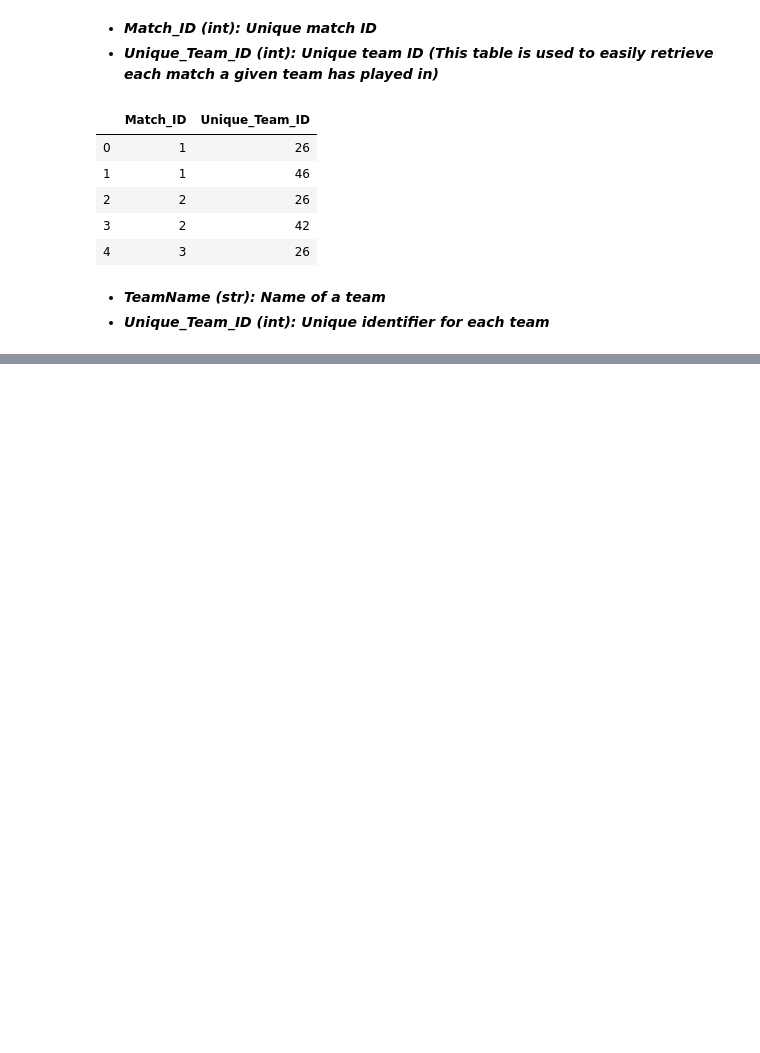
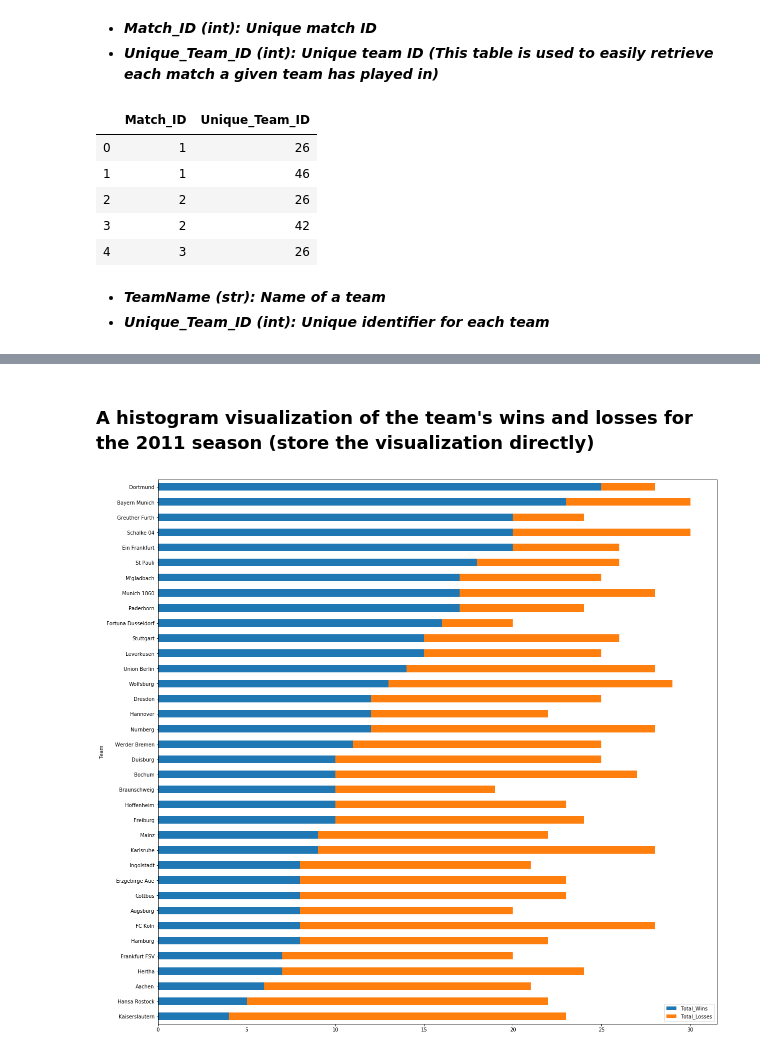
Before and after one commit to valmadrid/london-ds-100719-M2-project-template, a Jupyter notebook: valmadrid.ipynb, the cells around one changed output, grey strips where cells are left out. Saved outputs shown, nothing was run; the diff lists cells and outputs as text; code cells hidden in the pictures; blank space fills up the shorter version.

```diff
--- a/valmadrid.ipynb
+++ b/valmadrid.ipynb
@@ -177,0 +272,17 @@ print(df_away.head())
+# %%
+q1 = """SELECT HomeTeam as Team, count(FTR) as Home_Wins FROM df_2011 WHERE FTR = 'H' GROUP by Team;"""
+df_homewins = pysqldf(q1)
+print(df_homewins.head())
+print(df_homewins.shape)
+
+q2 = """SELECT HomeTeam as Team, count(FTR) as Home_Losses FROM df_2011 WHERE FTR = 'A' GROUP by Team;"""
+df_homelosses = pysqldf(q2)
+print(df_homelosses.head())
+print(df_homelosses.shape)
+
+
+df_homestats = pd.merge(df_homewins, df_homelosses, how = "left", on = "Team")
+df_homestats.fillna(value = 0, inplace = True)
+df_homestats = df_homestats.astype({"Home_Losses": "int64"})
+print(df_homestats.head())
+print(df_homestats.shape)
@@ -177,0 +307,15 @@ print(df_away.head())
+# %%
+q3 = """SELECT AwayTeam as Team, count(FTR) as Away_Wins FROM df_2011 WHERE FTR = 'A' GROUP by Team;"""
+df_awaywins = pysqldf(q3)
+print(df_awaywins.head())
+print(df_awaywins.shape)
+
+q4 = """SELECT AwayTeam as Team, count(FTR) as Away_Losses FROM df_2011 WHERE FTR = 'H' GROUP by Team;"""
+df_awaylosses = pysqldf(q4)
+print(df_awaylosses.head())
+print(df_awaylosses.shape)
+
+
+df_awaystats = pd.merge(df_awaywins, df_awaylosses, on = "Team")
+print(df_awaystats.head())
+print(df_awaystats.shape)
@@ -177,0 +340,3 @@ print(df_away.head())
+# %%
+df_stats = pd.merge(df_homestats, df_awaystats, on = "Team")
+df_stats.head()
@@ -177,0 +350,11 @@ print(df_away.head())
+# %%
+df_stats["Total_Wins"] = df_stats["Home_Wins"] + df_stats["Away_Wins"]
+df_stats["Total_Losses"] = df_stats["Home_Losses"] + df_stats["Away_Losses"]
+df_stats.sort_values("Total_Wins", inplace= True)
+# %% [markdown]
+### A histogram visualization of the team's wins and losses for the 2011 season (store the visualization directly)
+# %%
+df_stats[["Team", "Total_Wins", "Total_Losses"]].plot(x = "Team", kind = "barh", stacked = "True", figsize = [20,20])
+plt.show()
+# %% [output]
+[figure, added]
```
Also changed, not shown: parts of 29 cells of this notebook, 2 other files.
